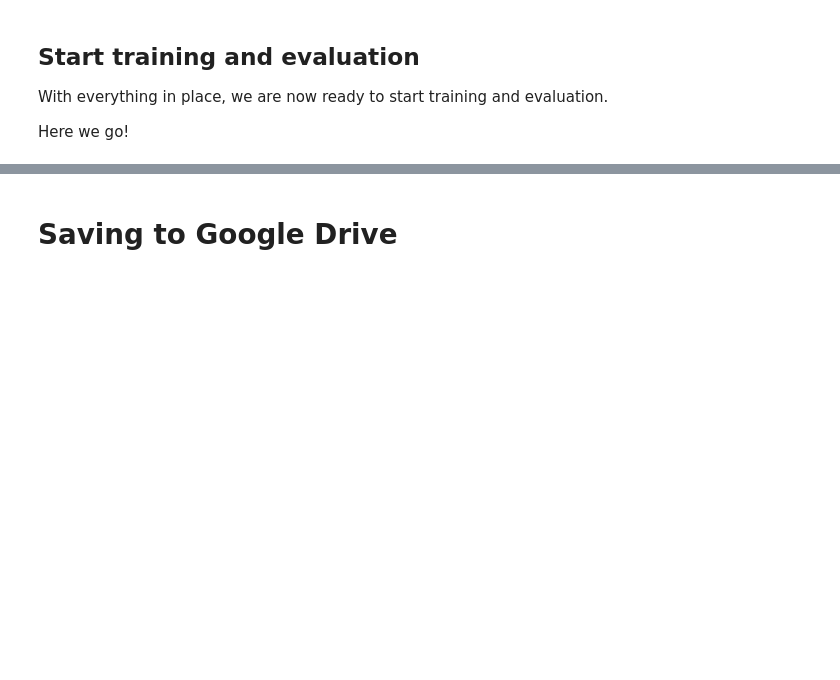
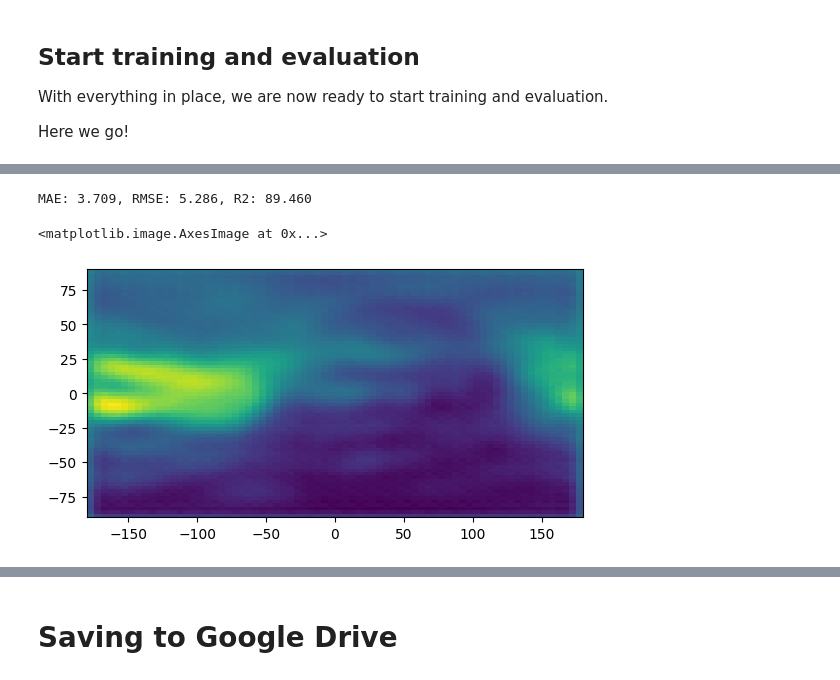
Before and after one commit to mauriciodev/tec_forecast, a Jupyter notebook: examples/OpenSTL_GIM.ipynb, the cells around one changed output, grey strips where cells are left out. Saved outputs shown, nothing was run; the diff lists cells and outputs as text; code cells hidden in the pictures; blank space fills up the shorter version.

```diff
--- a/examples/OpenSTL_GIM.ipynb
+++ b/examples/OpenSTL_GIM.ipynb
@@ -347,0 +414,16 @@ mse:751768.5625, mae:44007.546875
+# %%
+import sklearn.metrics
+mae = sklearn.metrics.mean_absolute_error(trues.flatten(),preds.flatten())
+rmse = np.sqrt(sklearn.metrics.mean_squared_error(trues.flatten(),preds.flatten()))
+r2 = sklearn.metrics.r2_score(trues.flatten(),preds.flatten())
+print(f"MAE: {mae:.3f}, RMSE: {rmse:.3f}, R2: {r2*100.:.3f}")
+# %% [output]
+MAE: 3.709, RMSE: 5.286, R2: 89.460
+# %%
+sample=0
+frame=11
+extent = [-180,180,-90,90]
+plt.imshow(np.moveaxis(preds[sample,frame], 0,2), extent=extent)
+# %% [output]
+<matplotlib.image.AxesImage at 0x...>
+[figure, added]
```
Also changed, not shown: parts of 47 cells of this notebook.
